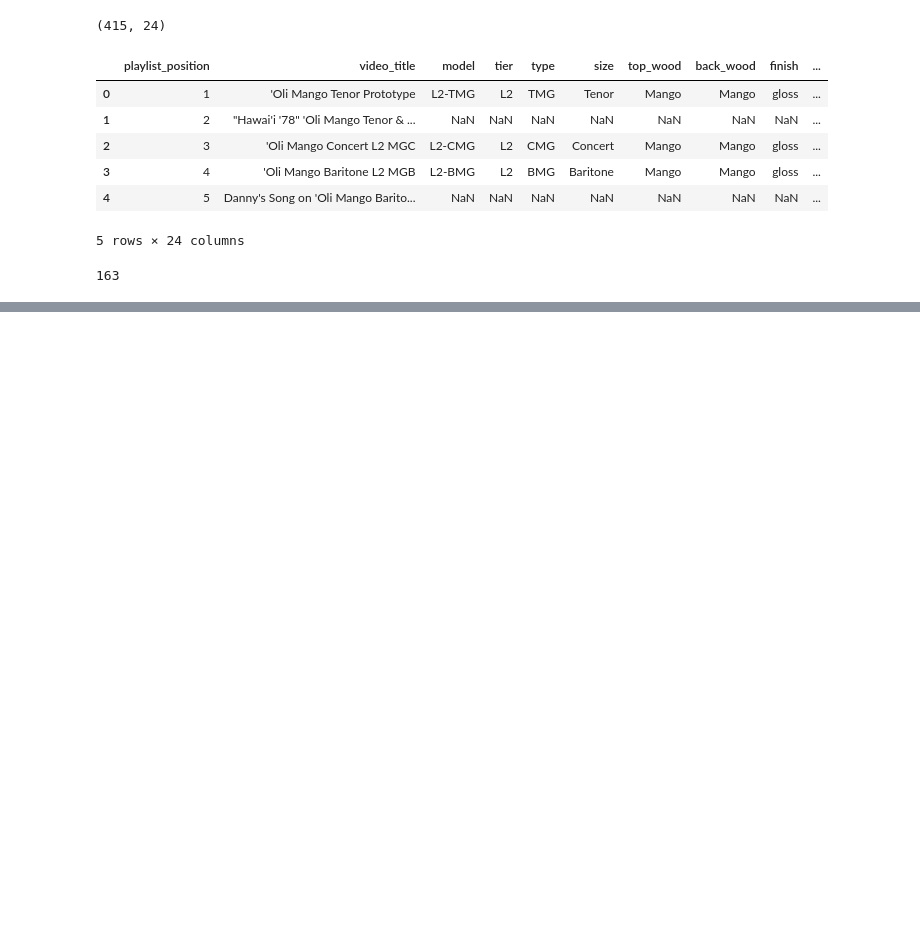
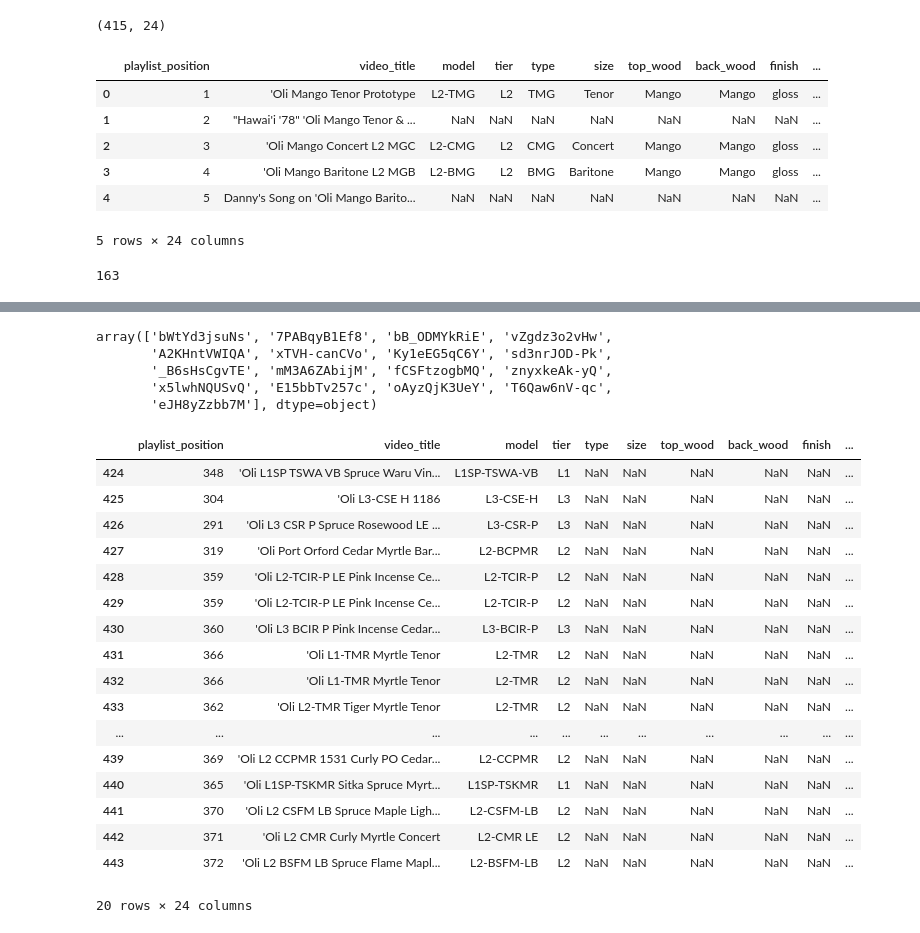
Before and after one commit to wykhuh/oli-database, a Jupyter notebook: notebooks/update_oli_file.ipynb, the cells around one changed output, grey strips where cells are left out. Cells and saved outputs as stored; diff of their text form; code cells hidden in the pictures; blank space fills up the shorter version.

Commit message:
add script to update video data and oli_id for Oli.csv

```diff
--- a/notebooks/update_oli_file.ipynb
+++ b/notebooks/update_oli_file.ipynb
@@ -100,0 +117,5 @@ my_oli_df.to_csv('../raw_data/Oli.csv', index=False)
+# %%
+cols = ['position','video_title','video_id','playlist_id']
+
+oli_yt_df = pd.read_csv('../raw_data/oli_playlist.csv', usecols=cols)
+log_df(oli_yt_df)
@@ -100,0 +130,3 @@ my_oli_df.to_csv('../raw_data/Oli.csv', index=False)
+# %%
+new_oli_df = my_oli_df[pd.isna(my_oli_df['video_title']) &  pd.notna(my_oli_df['video_id']) ]
+log_df(new_oli_df)
@@ -100,0 +142,43 @@ my_oli_df.to_csv('../raw_data/Oli.csv', index=False)
+# %%
+ids = new_oli_df['video_id'].unique()
+ids
+# %% [output]
+array(['bWtYd3jsuNs', '7PABqyB1Ef8', 'bB_ODMYkRiE', 'vZgdz3o2vHw',
+       'A2KHntVWIQA', 'xTVH-canCVo', 'Ky1eEG5qC6Y', 'sd3nrJOD-Pk',
+       '_B6sHsCgvTE', 'mM3A6ZAbijM', 'fCSFtzogbMQ', 'znyxkeAk-yQ',
+       'x5lwhNQUSvQ', 'E15bbTv257c', 'oAyzQjK3UeY', 'T6Qaw6nV-qc',
+       'eJH8yZzbb7M'], dtype=object)
+# %%
+for i, row in oli_yt_df.iterrows():
+    video_id = row['video_id']
+    if(video_id not in ids):
+        continue
+
+    new_oli_df.loc[new_oli_df['video_id'] == video_id, 'playlist_position'] = row['position']
+    new_oli_df.loc[new_oli_df['video_id'] == video_id, 'video_title'] = row['video_title']
+    new_oli_df.loc[new_oli_df['video_id'] == video_id, 'playlist_id'] = row['playlist_id']
+    new_oli_df.loc[new_oli_df['video_id'] == video_id, 'video_type'] = 'sound_sample'
+    new_oli_df.loc[new_oli_df['video_id'] == video_id, 'video_provider'] = 'youtube'
+# %%
+new_oli_df = new_oli_df.astype({"playlist_position": int})
+
+new_oli_df
+# %% [output]
+|  | playlist_position | video_title | model | tier | type | size | top_wood | back_wood | finish | ... |
+| 424 | 348 | 'Oli L1SP TSWA VB Spruce Waru Vin... | L1SP-TSWA-VB | L1 | NaN | NaN | NaN | NaN | NaN | ... |
+| 425 | 304 | 'Oli L3-CSE H 1186 | L3-CSE-H | L3 | NaN | NaN | NaN | NaN | NaN | ... |
+| 426 | 291 | 'Oli L3 CSR P Spruce Rosewood LE ... | L3-CSR-P | L3 | NaN | NaN | NaN | NaN | NaN | ... |
+| 427 | 319 | 'Oli Port Orford Cedar Myrtle Bar... | L2-BCPMR | L2 | NaN | NaN | NaN | NaN | NaN | ... |
+| 428 | 359 | 'Oli L2-TCIR-P LE Pink Incense Ce... | L2-TCIR-P | L2 | NaN | NaN | NaN | NaN | NaN | ... |
+| 429 | 359 | 'Oli L2-TCIR-P LE Pink Incense Ce... | L2-TCIR-P | L2 | NaN | NaN | NaN | NaN | NaN | ... |
+| 430 | 360 | 'Oli L3 BCIR P Pink Incense Cedar... | L3-BCIR-P | L3 | NaN | NaN | NaN | NaN | NaN | ... |
+| 431 | 366 | 'Oli L1-TMR Myrtle Tenor | L2-TMR | L2 | NaN | NaN | NaN | NaN | NaN | ... |
+| 432 | 366 | 'Oli L1-TMR Myrtle Tenor | L2-TMR | L2 | NaN | NaN | NaN | NaN | NaN | ... |
+| 433 | 362 | 'Oli L2-TMR Tiger Myrtle Tenor | L2-TMR | L2 | NaN | NaN | NaN | NaN | NaN | ... |
+| ... | ... | ... | ... | ... | ... | ... | ... | ... | ... | ... |
+| 439 | 369 | 'Oli L2 CCPMR 1531 Curly PO Cedar... | L2-CCPMR | L2 | NaN | NaN | NaN | NaN | NaN | ... |
+| 440 | 365 | 'Oli L1SP-TSKMR Sitka Spruce Myrt... | L1SP-TSKMR | L1 | NaN | NaN | NaN | NaN | NaN | ... |
+| 441 | 370 | 'Oli L2 CSFM LB Spruce Maple Ligh... | L2-CSFM-LB | L2 | NaN | NaN | NaN | NaN | NaN | ... |
+| 442 | 371 | 'Oli L2 CMR Curly Myrtle Concert | L2-CMR LE | L2 | NaN | NaN | NaN | NaN | NaN | ... |
+| 443 | 372 | 'Oli L2 BSFM LB Spruce Flame Mapl... | L2-BSFM-LB | L2 | NaN | NaN | NaN | NaN | NaN | ... |
+20 rows × 24 columns
```
Also changed, not shown: parts of 5 cells of this notebook, 2 other files.
